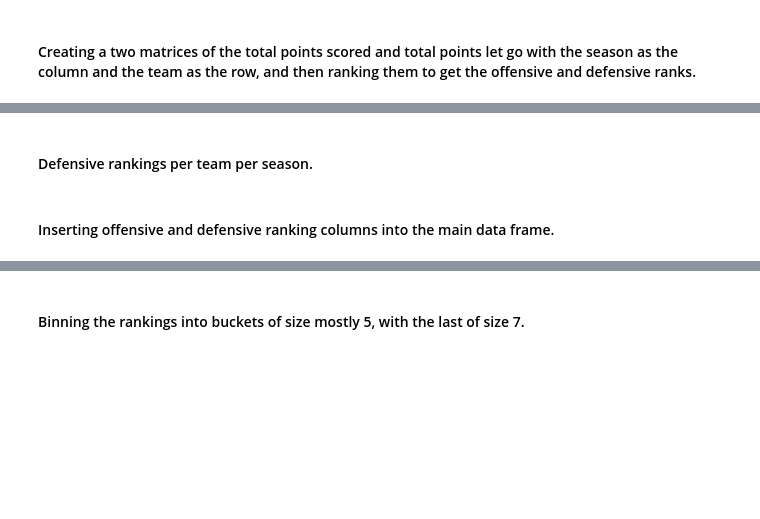
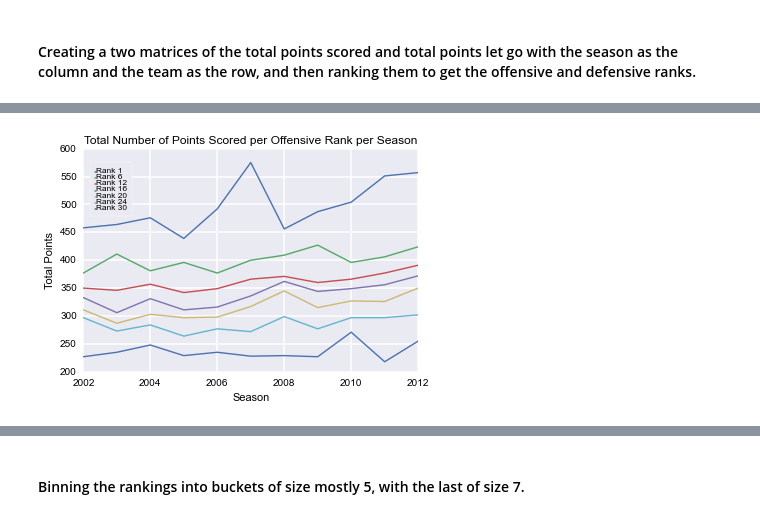
Before and after one commit to tomdawg86/Stat_222_NFL_Project, a Jupyter notebook: NFL - Go For It!.ipynb, the cells around one changed output, grey strips where cells are left out. Drawn from its saved outputs; the diff is of its cells as text; code cells hidden in the pictures; blank space fills up the shorter version.

Commit message:
graph stuff

```diff
--- a/NFL - Go For It!.ipynb
+++ b/NFL - Go For It!.ipynb
@@ -120,2 +113,0 @@ off_rank
-# %% [markdown]
-#### Defensive rankings per team per season.
@@ -124,2 +114,31 @@ def_rank
-# %% [markdown]
-#### Inserting offensive and defensive ranking columns into the main data frame.
+# %%
+offrank_pps = pd.DataFrame(index = seasons)
+for i in range(len(teams)):
+    offrank_pps[i + 1] = pd.DataFrame(amax(off_rank_points[off_rank == amin(off_rank + i, axis = 0)], axis = 0))
+
+defrank_pps = pd.DataFrame(index = seasons)
+for i in range(len(teams)):
+    defrank_pps[i + 1] = pd.DataFrame(amax(def_rank_points[def_rank == amin(def_rank + i, axis = 0)], axis = 0))
+# %%
+fig, ax = plt.subplots()
+ax.plot(offrank_pps.index, offrank_pps[1], label = "Rank 1")
+ax.plot(offrank_pps.index, offrank_pps[6], label = "Rank 6")
+ax.plot(offrank_pps.index, offrank_pps[12], label = "Rank 12")
+ax.plot(offrank_pps.index, offrank_pps[16], label = "Rank 16")
+ax.plot(offrank_pps.index, offrank_pps[20], label = "Rank 20")
+ax.plot(offrank_pps.index, offrank_pps[24], label = "Rank 24")
+ax.plot(offrank_pps.index, offrank_pps[30], label = "Rank 30")
+xlabel("Season")
+ylabel("Total Points")
+title("Total Number of Points Scored per Offensive Rank per Season")
+legend = ax.legend(loc=(.02, .7), fontsize = .5, frameon = True, borderpad = 10)
+for label in legend.get_texts():
+    label.set_fontsize('small')
+
+for label in legend.get_lines():
+    label.set_linewidth(1.5)  # the legend line width
+
+savefig('OffRankperSeason.pdf')
+plt.show()
+# %% [output]
+[figure, added]
```
Also changed, not shown: parts of 33 cells of this notebook, 9 other files.
